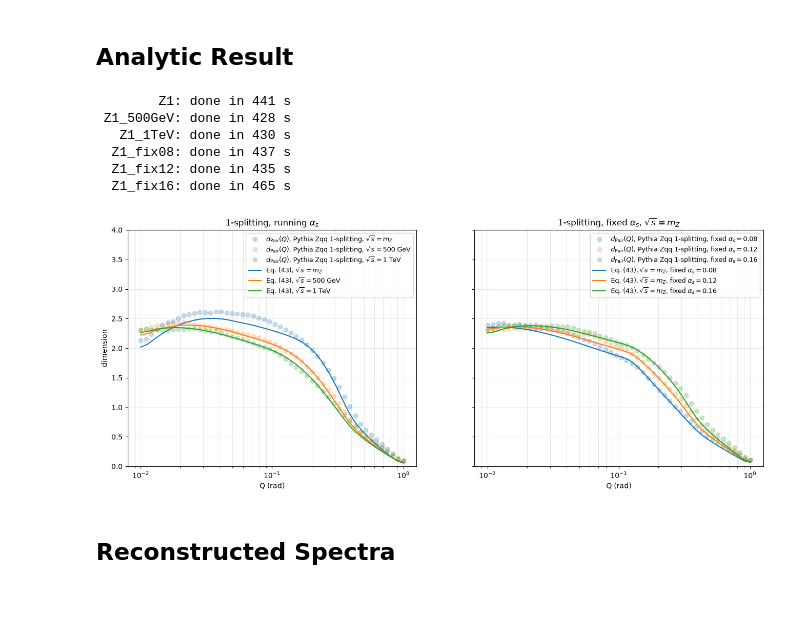
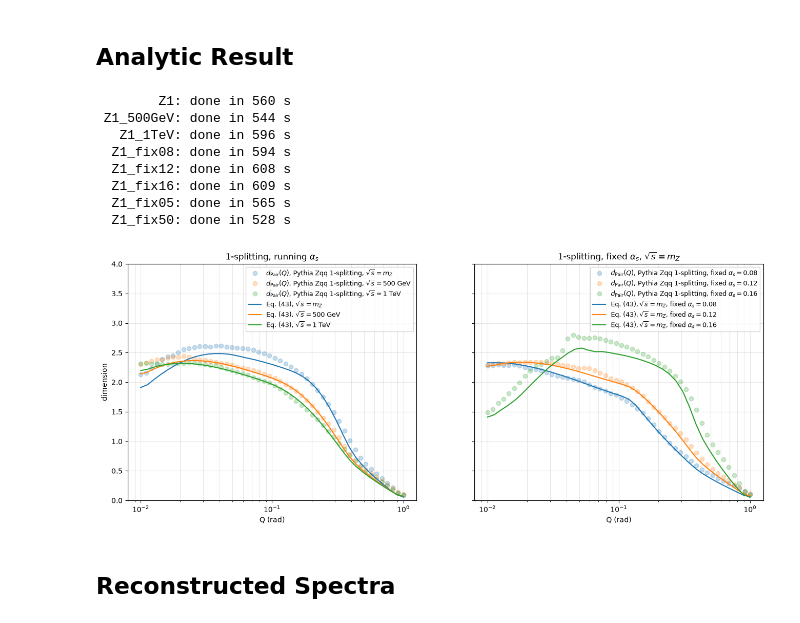
Before and after one commit to Shutko/Jet-Scaling-Laws, a Jupyter notebook: StevensCode/Q_SEMD_d.ipynb, the cells around one changed output. Cells and saved outputs as stored; diff of their text form; code cells hidden in the pictures.

```diff
--- a/StevensCode/Q_SEMD_d.ipynb
+++ b/StevensCode/Q_SEMD_d.ipynb
@@ -100,7 +106,7 @@ plt.xlabel('Q [rad]'); plt.ylabel('effective dimension'); plt.legend()
 # %% [markdown]
 ## Analytic Result
 # %%
-def onesplit_curves(Qs, a_mz=0.1365, sqrtS=91.19, ptmin=0.5, nw=500, nz=500,
+def onesplit_curves(Qs, a_mz=0.1365, sqrtS=91.19, ptmin=0.5, nw=400, nz=400,
                     running=True, fullP=True, born_pairs=False, exactME=True):
     """One-emission soft-collinear curves: Sigma (orange), N_nocross (green), N_pair (blue).
        Sudakov in kt (Pythia's first emission);  fullP: (1+(1-x)^2)/2, x=2z.
@@ -174,7 +180,9 @@ settings = {'Z1':        dict(),
             'Z1_1TeV':   dict(sqrtS=1000),
             'Z1_fix08':  dict(a_mz=0.08, running=False),
             'Z1_fix12':  dict(a_mz=0.12, running=False),
-            'Z1_fix16':  dict(a_mz=0.16, running=False)}
+            'Z1_fix16':  dict(a_mz=0.16, running=False),
+            'Z1_fix05':  dict(a_mz=0.05, running=False),
+            'Z1_fix50':  dict(a_mz=0.50, running=False)}
 
 Np = {}
 for key, kw in settings.items():
@@ -183,36 +191,38 @@ for key, kw in settings.items():
     Np[key] = onesplit_curves(Qa, **kw)[2]
     print(f'{key:>10}: done in {time.time() - t0:.0f} s')
 # %% [output]
-        Z1: done in 441 s
- Z1_500GeV: done in 428 s
-   Z1_1TeV: done in 430 s
-  Z1_fix08: done in 437 s
-  Z1_fix12: done in 435 s
-  Z1_fix16: done in 465 s
+        Z1: done in 560 s
+ Z1_500GeV: done in 544 s
+   Z1_1TeV: done in 596 s
+  Z1_fix08: done in 594 s
+  Z1_fix12: done in 608 s
+  Z1_fix16: done in 609 s
+  Z1_fix05: done in 565 s
+  Z1_fix50: done in 528 s
 # %%
 fig, (ax1, ax2) = plt.subplots(1, 2, figsize=(16, 6), sharey=True)
 
 # left: energy scan, running alpha_s
 ax1.semilogx(Qm['Z1'], Ds['Z1'], 'o', color='C0', alpha=0.25, label=r'$d_\text{Pair}(Q)$, Pythia Zqq 1-splitting, $\sqrt{s} = m_Z$')
 ax1.semilogx(Qm['Z1_500GeV'], Ds['Z1_500GeV'], 'o', color='C1', alpha=0.25, label=r'$d_\text{Pair}(Q)$, Pythia Zqq 1-splitting, $\sqrt{s} = 500$ GeV');
 ax1.semilogx(Qm['Z1_1TeV'], Ds['Z1_1TeV'], 'o', color='C2', alpha=0.25, label=r'$d_\text{Pair}(Q)$, Pythia Zqq 1-splitting, $\sqrt{s} = 1$ TeV');
 ax1.semilogx(Qa, dima(Np['Z1']), '-', color='C0', label=r'Eq. (43), $\sqrt{s} = m_Z$')
 ax1.semilogx(Qa, dima(Np['Z1_500GeV']), '-', color='C1', label=r'Eq. (43), $\sqrt{s} = 500$ GeV')
 ax1.semilogx(Qa, dima(Np['Z1_1TeV']), '-', color='C2', label=r'Eq. (43), $\sqrt{s} = 1$ TeV')
 ax1.set_title(r'1-splitting, running $\alpha_s$'); ax1.set_xlabel('Q (rad)'); ax1.set_ylabel('dimension')
 ax1.set_ylim(0, 4); ax1.legend(fontsize=9); ax1.grid(True, which='both', alpha=0.3)
 
 # right: fixed alpha_s at mZ
-ax2.semilogx(Qm['Z1_fix08'], Ds['Z1_fix08'], 'o', color='C0', alpha=0.25, label=r'$d_\text{Pair}(Q)$, Pythia Zqq 1-splitting, fixed $\alpha_s = 0.08$');
+ax2.semilogx(Qm['Z1_fix05'], Ds['Z1_fix05'], 'o', color='C0', alpha=0.25, label=r'$d_\text{Pair}(Q)$, Pythia Zqq 1-splitting, fixed $\alpha_s = 0.08$');
 ax2.semilogx(Qm['Z1_fix12'], Ds['Z1_fix12'], 'o', color='C1', alpha=0.25, label=r'$d_\text{Pair}(Q)$, Pythia Zqq 1-splitting, fixed $\alpha_s = 0.12$');
-ax2.semilogx(Qm['Z1_fix16'], Ds['Z1_fix16'], 'o', color='C2', alpha=0.25, label=r'$d_\text{Pair}(Q)$, Pythia Zqq 1-splitting, fixed $\alpha_s = 0.16$');
-ax2.semilogx(Qa, dima(Np['Z1_fix08']), '-', color='C0', label=r'Eq. (43)$, \sqrt{s} = m_Z$, fixed $\alpha_s = 0.08$')
+ax2.semilogx(Qm['Z1_fix50'], Ds['Z1_fix50'], 'o', color='C2', alpha=0.25, label=r'$d_\text{Pair}(Q)$, Pythia Zqq 1-splitting, fixed $\alpha_s = 0.16$');
+ax2.semilogx(Qa, dima(Np['Z1_fix05']), '-', color='C0', label=r'Eq. (43)$, \sqrt{s} = m_Z$, fixed $\alpha_s = 0.08$')
 ax2.semilogx(Qa, dima(Np['Z1_fix12']), '-', color='C1', label=r'Eq. (43)$, \sqrt{s} = m_Z$, fixed $\alpha_s = 0.12$')
-ax2.semilogx(Qa, dima(Np['Z1_fix16']), '-', color='C2', label=r'Eq. (43)$, \sqrt{s} = m_Z$, fixed $\alpha_s = 0.16$')
+ax2.semilogx(Qa, dima(Np['Z1_fix50']), '-', color='C2', label=r'Eq. (43)$, \sqrt{s} = m_Z$, fixed $\alpha_s = 0.16$')
 ax2.set_title(r'1-splitting, fixed $\alpha_s$, $\sqrt{s} = m_Z$'); ax2.set_xlabel('Q (rad)')
 ax2.legend(fontsize=9); ax2.grid(True, which='both', alpha=0.3)
 # %% [output]
-[figure, old version]
+[figure, new version]
 # %% [markdown]
 ## Reconstructed Spectra
 # %%
```
Also changed, not shown: parts of 3 cells of this notebook, 30 other files.
